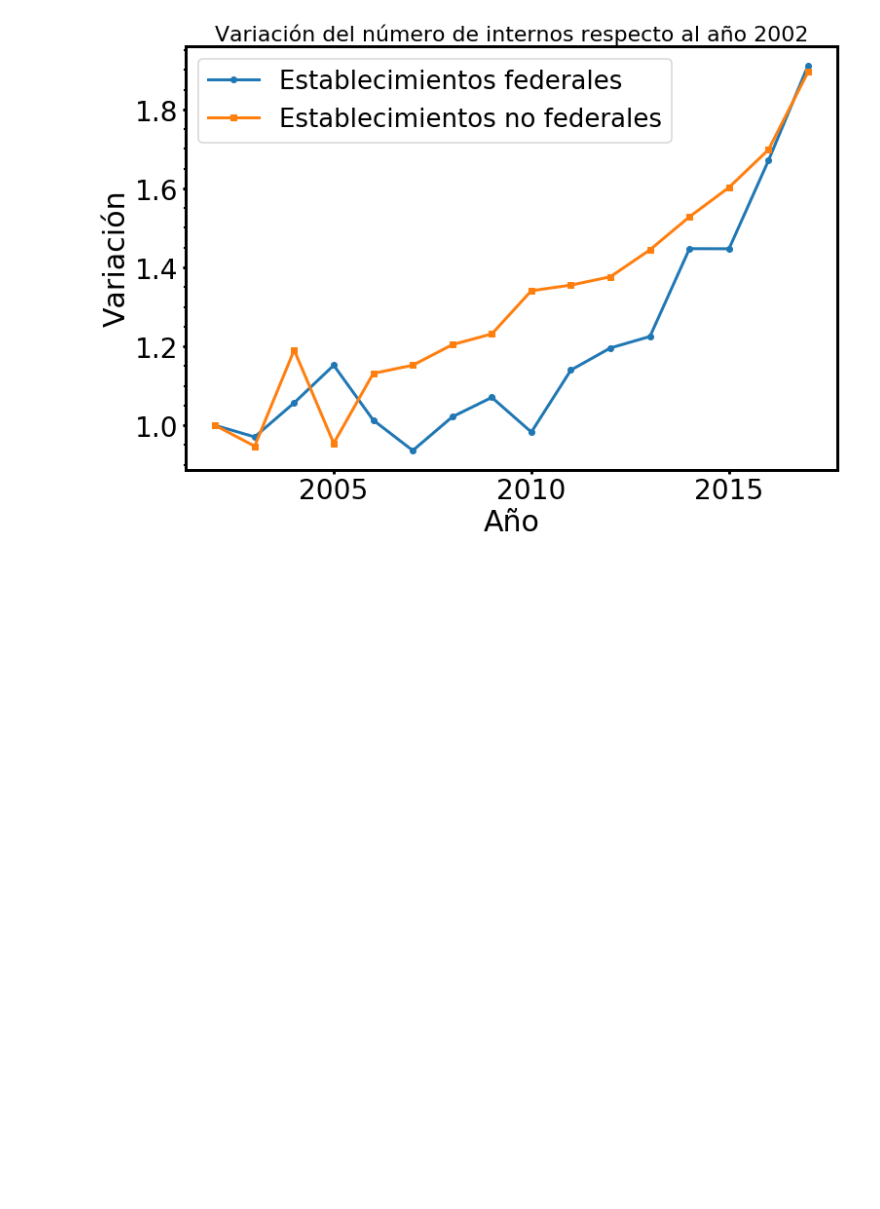
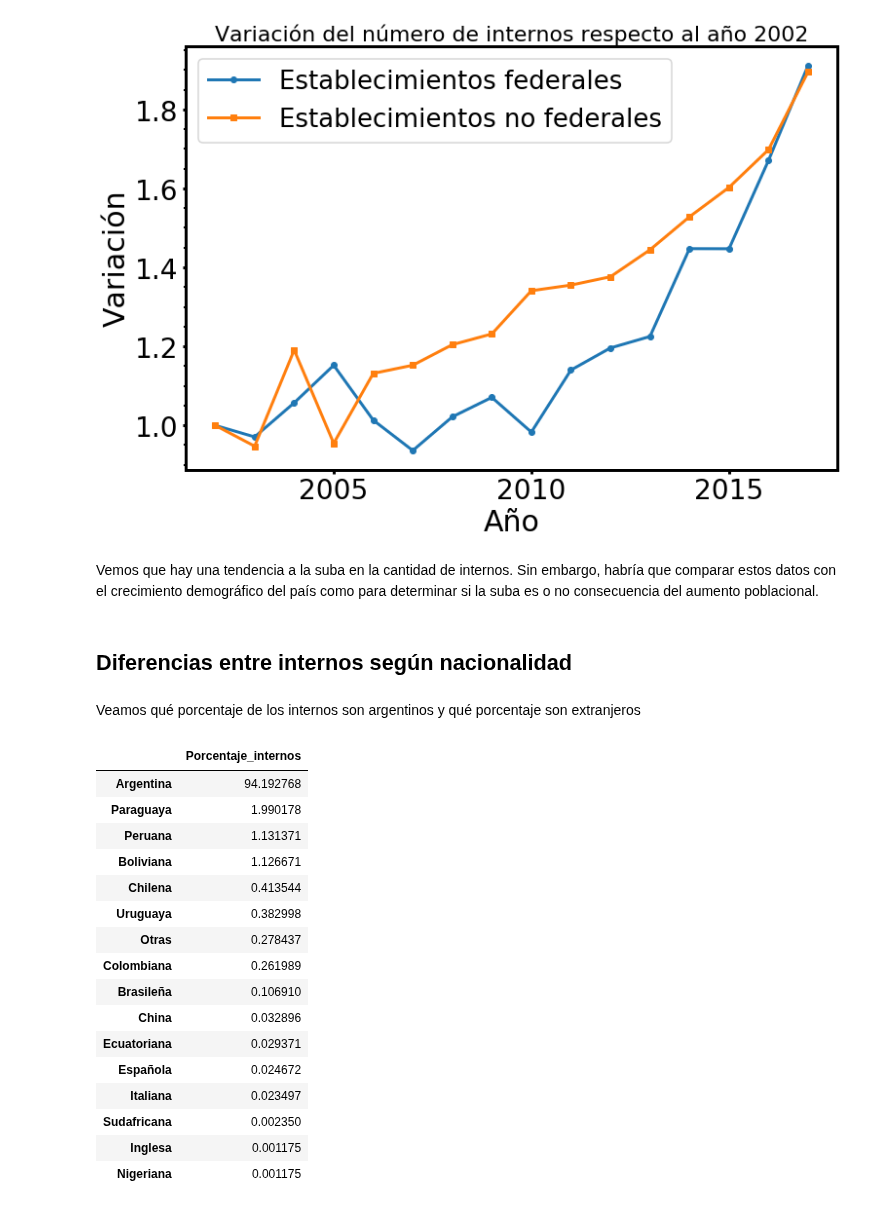
Before and after one commit to nahuelalmeira/poblacionPenal, a Jupyter notebook: VisualizacionYAnalisis/DiploDatos_PoblacionPenitenciariaArgentina_VyA.ipynb, the cells around one changed output. Drawn from its saved outputs; the diff is of its cells as text; code cells hidden in the pictures; blank space fills up the shorter version.

```diff
--- a/VisualizacionYAnalisis/DiploDatos_PoblacionPenitenciariaArgentina_VyA.ipynb
+++ b/VisualizacionYAnalisis/DiploDatos_PoblacionPenitenciariaArgentina_VyA.ipynb
@@ -599,3 +597,32 @@ ax.legend(loc='best')
 plt.show()
 # %% [output]
 [figure]
+# %% [markdown]
+Vemos que hay una tendencia a la suba en la cantidad de internos. Sin embargo, habría que comparar estos datos con el crecimiento demográfico del país como para determinar si la suba es o no consecuencia del aumento poblacional.
+# %% [markdown]
+## Diferencias entre internos según nacionalidad
+# %% [markdown]
+Veamos qué porcentaje de los internos son argentinos y qué porcentaje son extranjeros
+# %%
+nacionalidades = data_raw['nacionalidad_descripcion'].value_counts()
+nacionalidades_porcentaje = 100*nacionalidades / nacionalidades.sum()
+nacionalidades_porcentaje.name = 'Porcentaje_internos'
+pd.DataFrame(nacionalidades_porcentaje)
+# %% [output]
+|  | Porcentaje_internos |
+| Argentina | 94.192768 |
+| Paraguaya | 1.990178 |
+| Peruana | 1.131371 |
+| Boliviana | 1.126671 |
+| Chilena | 0.413544 |
+| Uruguaya | 0.382998 |
+| Otras | 0.278437 |
+| Colombiana | 0.261989 |
+| Brasileña | 0.106910 |
+| China | 0.032896 |
+| Ecuatoriana | 0.029371 |
+| Española | 0.024672 |
+| Italiana | 0.023497 |
+| Sudafricana | 0.002350 |
+| Inglesa | 0.001175 |
+| Nigeriana | 0.001175 |
```
Also changed, not shown: parts of 5 cells of this notebook.
